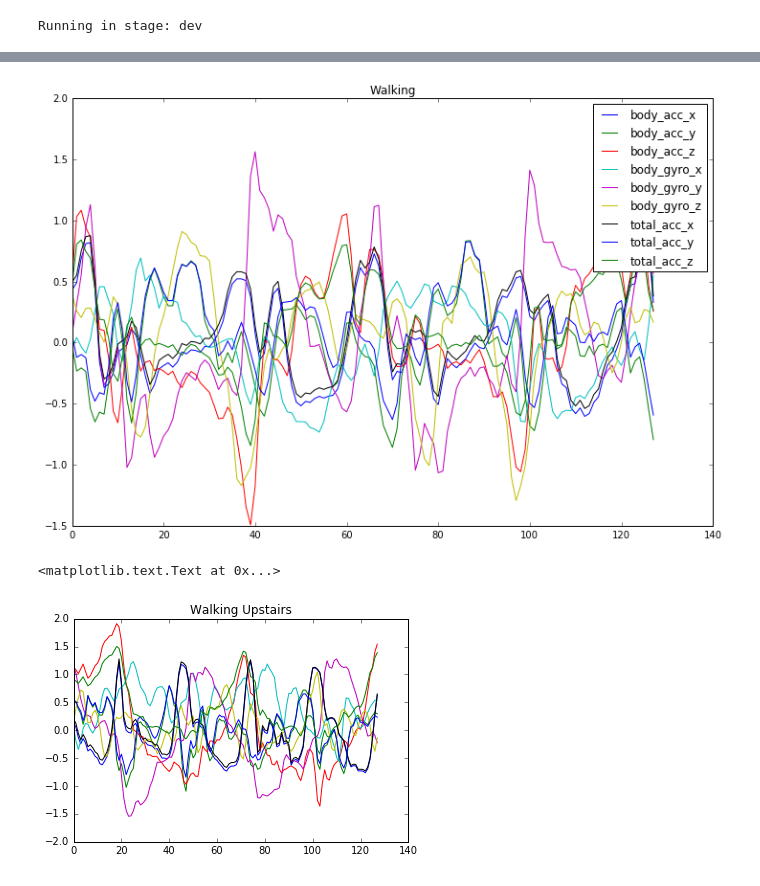
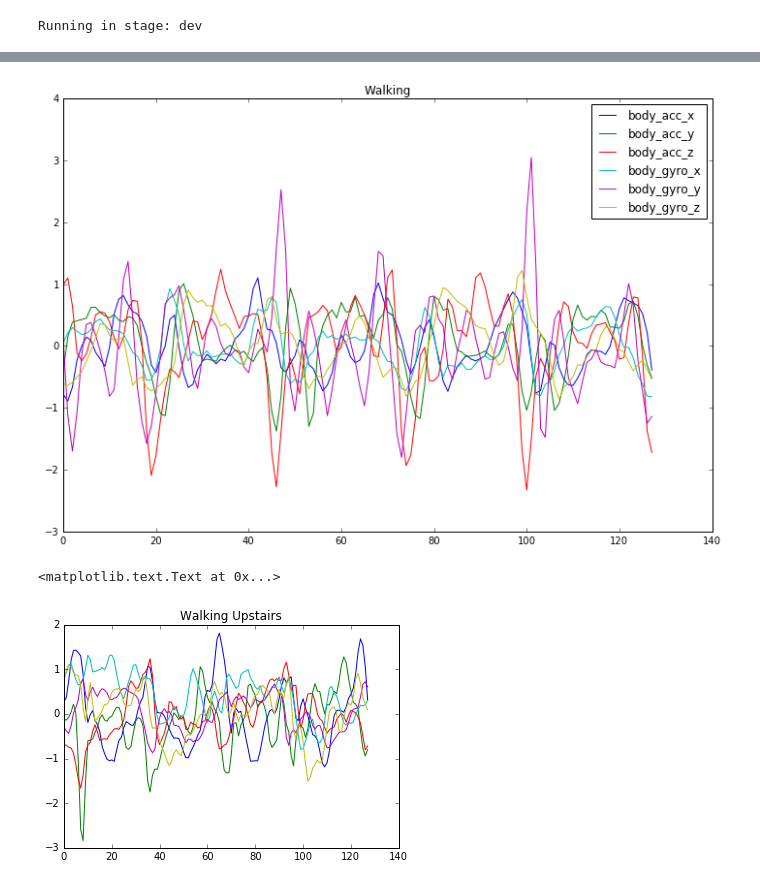
Before and after one commit to brian8128/siamese, a Jupyter notebook: DataViz.ipynb, the cells around one changed output, grey strips where cells are left out. Drawn from its saved outputs; the diff is of its cells as text; code cells hidden in the pictures.

```diff
--- a/DataViz.ipynb
+++ b/DataViz.ipynb
@@ -21,4 +21,4 @@ X_train.shape
 # %%
-for i in range(9):
+for i in range(X_train.shape[1]):
     plt.plot(X_train[0, i])
 # %% [output]
@@ -45,20 +45,20 @@ walking_downstairs_data = X_train[walking_downstairs_idx]
 separate_data = [walking_data, walking_upstairs_data, walking_downstairs_data]
 # %%
 plt.figure(figsize=(12,8))
-for i in range(9):
+for i in range(X_train.shape[1]):
     plt.plot(walking_data[0, i], label=feature_names[i])
 plt.title("Walking")
 plt.legend()
 plt.savefig('images/walking_raw_large.png', bbox_inches='tight')
 # %% [output]
-[figure, old version]
+[figure, new version]
 # %%
-for i in range(9):
+for i in range(X_train.shape[1]):
     plt.plot(walking_upstairs_data[4, i])
 plt.title("Walking Upstairs")
 # %% [output]
 <matplotlib.text.Text at 0x...>
-[figure, old version]
+[figure, new version]
 # %%
 class_labels = np.array(['Walking', 'Walking Upstairs', 'Walking Downstairs'])
 # %%
```
Also changed, not shown: parts of 7 cells of this notebook, 7 other files.
